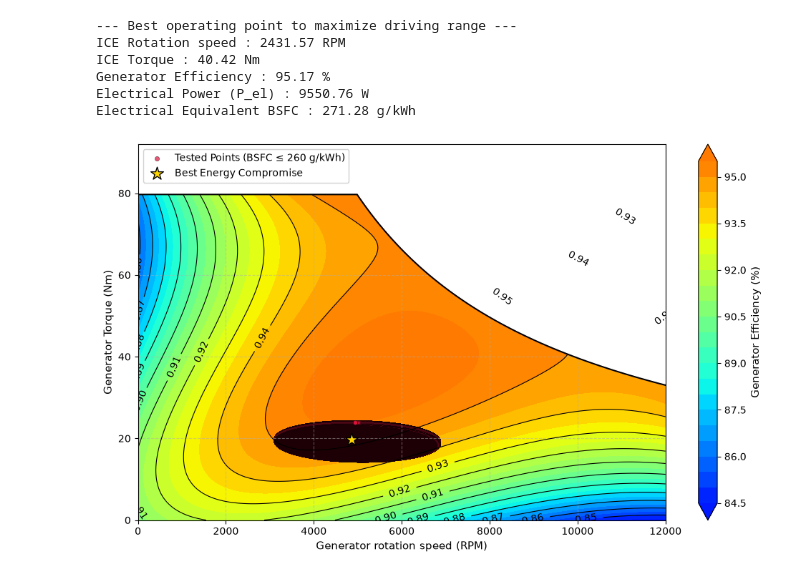
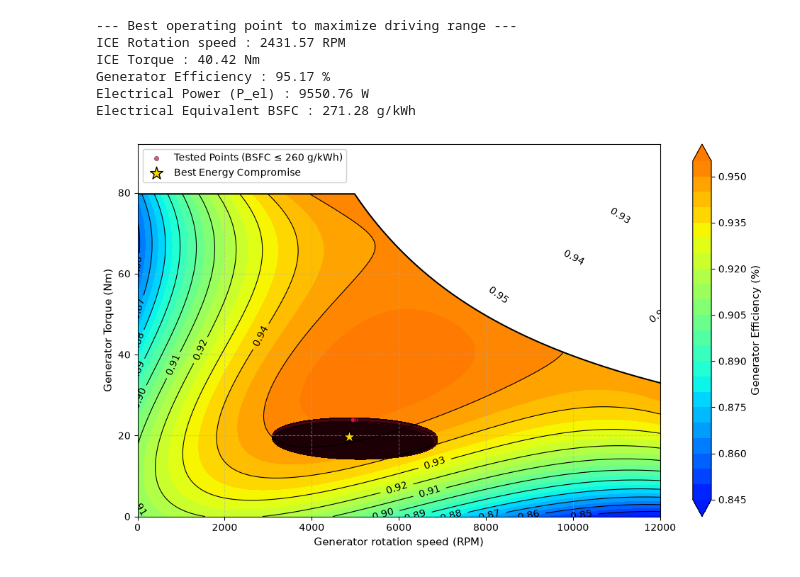
Before and after one commit to tomBeauve/MECA0527_Homeworks, a Jupyter notebook: homework2/HW2.ipynb, the cells around one changed output. Cells and saved outputs as stored; diff of their text form; code cells hidden in the pictures.

```diff
--- a/homework2/HW2.ipynb
+++ b/homework2/HW2.ipynb
@@ -129,7 +129,7 @@ for i in range(len(rpm_ice)):
         P_final[i] = P_poly4[i]
         C_final[i] = C_poly4[i]
     else :
-        P_final[i] = P_below2500
+        P_final[i] = C_below2500 * omega_ice[i]
         C_final[i] = C_below2500
 # %% [markdown]
 # PLOTS
@@ -417,7 +417,7 @@ RPM_grid_gen, T_grid_gen_map = np.meshgrid(rpm_1d_gen, T_1d_gen)
 contour = plt.contourf(
     RPM_grid_gen,
     T_grid_gen_map,
-    eta_gen_masked * 100,
+    eta_gen,
     levels=25,
     cmap=cmap_eff,
     origin="lower",
@@ -443,31 +443,31 @@ plt.scatter(
     edgecolors="k",
     linewidths=0.4,
     label="Tested Points (BSFC ≤ 260 g/kWh)",
 )
 
 # Best efficient operating point
 best_rpm_gen = best_row[0] * i_gen
 best_T_gen = best_row[1] * eta_ice_to_gen / i_gen
 plt.scatter(
     best_rpm_gen,
     best_T_gen,
     color="gold",
     s=180,
     marker="*",
     edgecolors="black",
     linewidths=1,
     zorder=5,
     label="Best Energy Compromise",
 )
 
 
 plt.xlabel("Generator rotation speed (RPM)", fontsize=11)
 plt.ylabel("Generator Torque (Nm)", fontsize=11)
 plt.legend(loc="upper left", frameon=True, facecolor="white", framealpha=0.9)
 plt.grid(True, linestyle="--", alpha=0.5)
 plt.ylim(0, np.max(C_gen) * 1.15)
 
 plt.tight_layout()
 plt.show()
 # %% [output]
-[figure, old version]
+[figure, new version]
```
Also changed, not shown: parts of 1 cell of this notebook.
